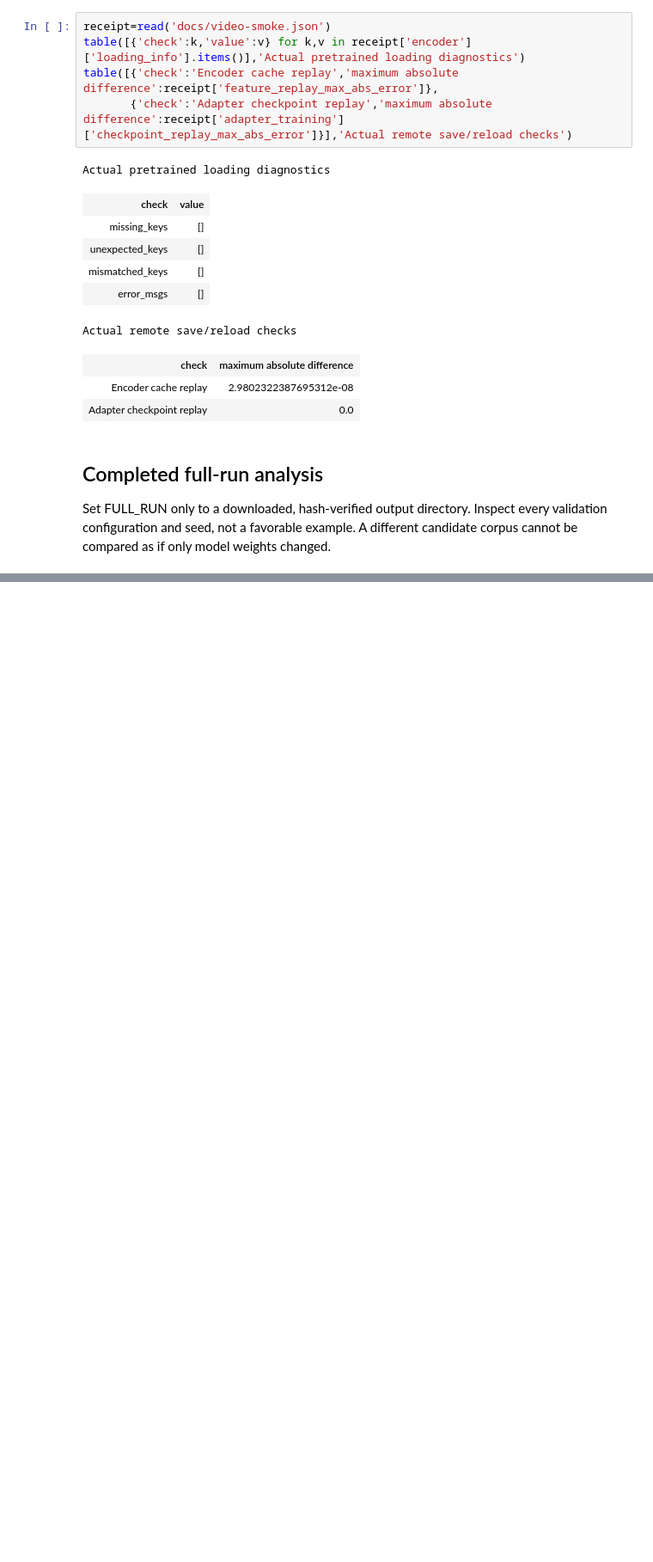
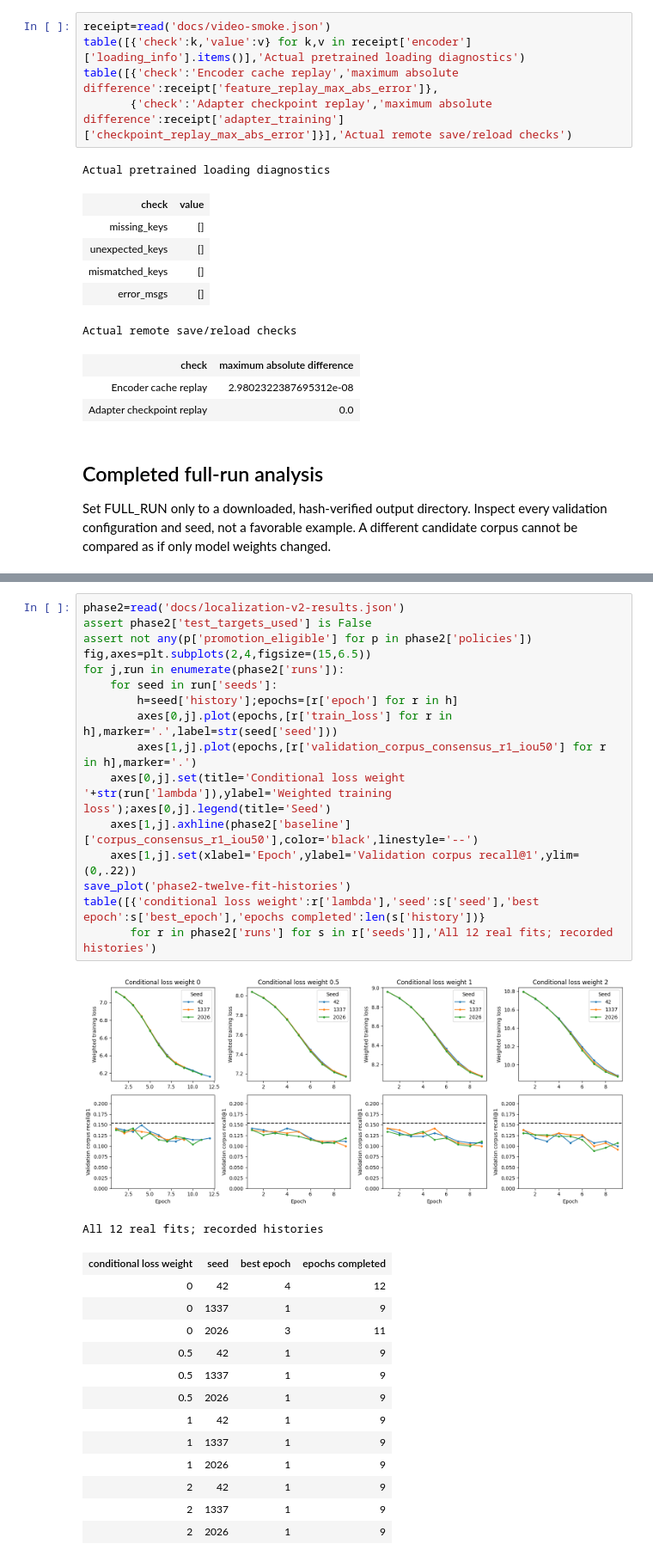
Before and after one commit to Ayano123587/semantic-video-retriever, a Jupyter notebook: notebooks/02_experiments_and_errors.ipynb, the cells around one changed output, grey strips where cells are left out. Shown at 86% size. Saved outputs shown, nothing was run; the diff lists cells and outputs as text; blank space fills up the shorter version.

```diff
--- a/notebooks/02_experiments_and_errors.ipynb
+++ b/notebooks/02_experiments_and_errors.ipynb
@@ -77,0 +134,32 @@ Decoder geometry can invalidate a source before scoring. Human references can ha
+# %%
+phase2=read('docs/localization-v2-results.json')
+assert phase2['test_targets_used'] is False
+assert not any(p['promotion_eligible'] for p in phase2['policies'])
+fig,axes=plt.subplots(2,4,figsize=(15,6.5))
+for j,run in enumerate(phase2['runs']):
+    for seed in run['seeds']:
+        h=seed['history'];epochs=[r['epoch'] for r in h]
+        axes[0,j].plot(epochs,[r['train_loss'] for r in h],marker='.',label=str(seed['seed']))
+        axes[1,j].plot(epochs,[r['validation_corpus_consensus_r1_iou50'] for r in h],marker='.')
+    axes[0,j].set(title='Conditional loss weight '+str(run['lambda']),ylabel='Weighted training loss');axes[0,j].legend(title='Seed')
+    axes[1,j].axhline(phase2['baseline']['corpus_consensus_r1_iou50'],color='black',linestyle='--')
+    axes[1,j].set(xlabel='Epoch',ylabel='Validation corpus recall@1',ylim=(0,.22))
+save_plot('phase2-twelve-fit-histories')
+table([{'conditional loss weight':r['lambda'],'seed':s['seed'],'best epoch':s['best_epoch'],'epochs completed':len(s['history'])}
+       for r in phase2['runs'] for s in r['seeds']],'All 12 real fits; recorded histories')
+# %% [output]
+[figure, added]
+All 12 real fits; recorded histories
+| conditional loss weight | seed | best epoch | epochs completed |
+| 0 | 42 | 4 | 12 |
+| 0 | 1337 | 1 | 9 |
+| 0 | 2026 | 3 | 11 |
+| 0.5 | 42 | 1 | 9 |
+| 0.5 | 1337 | 1 | 9 |
+| 0.5 | 2026 | 1 | 9 |
+| 1 | 42 | 1 | 9 |
+| 1 | 1337 | 1 | 9 |
+| 1 | 2026 | 1 | 9 |
+| 2 | 42 | 1 | 9 |
+| 2 | 1337 | 1 | 9 |
+| 2 | 2026 | 1 | 9 |
```
Also changed, not shown: parts of 8 cells of this notebook, 23 other files.
